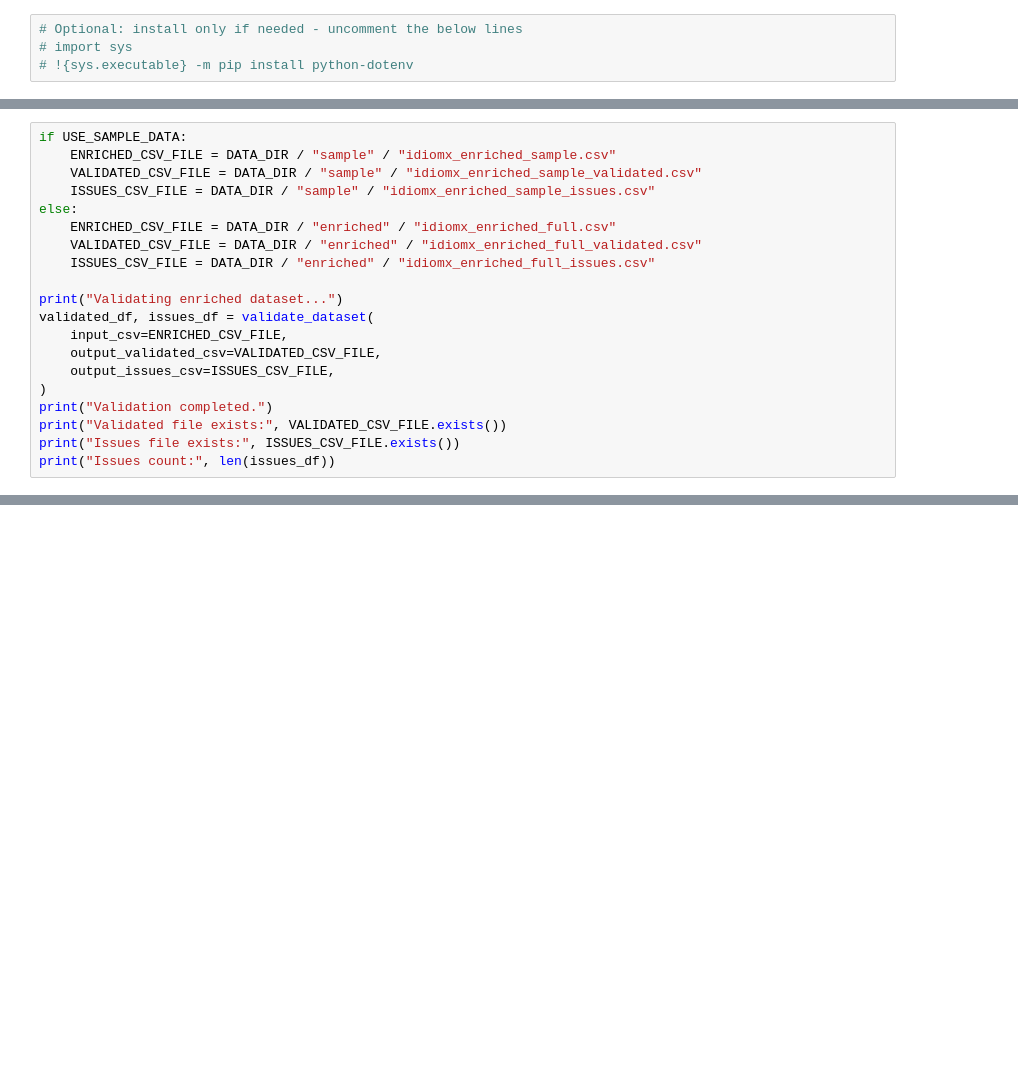
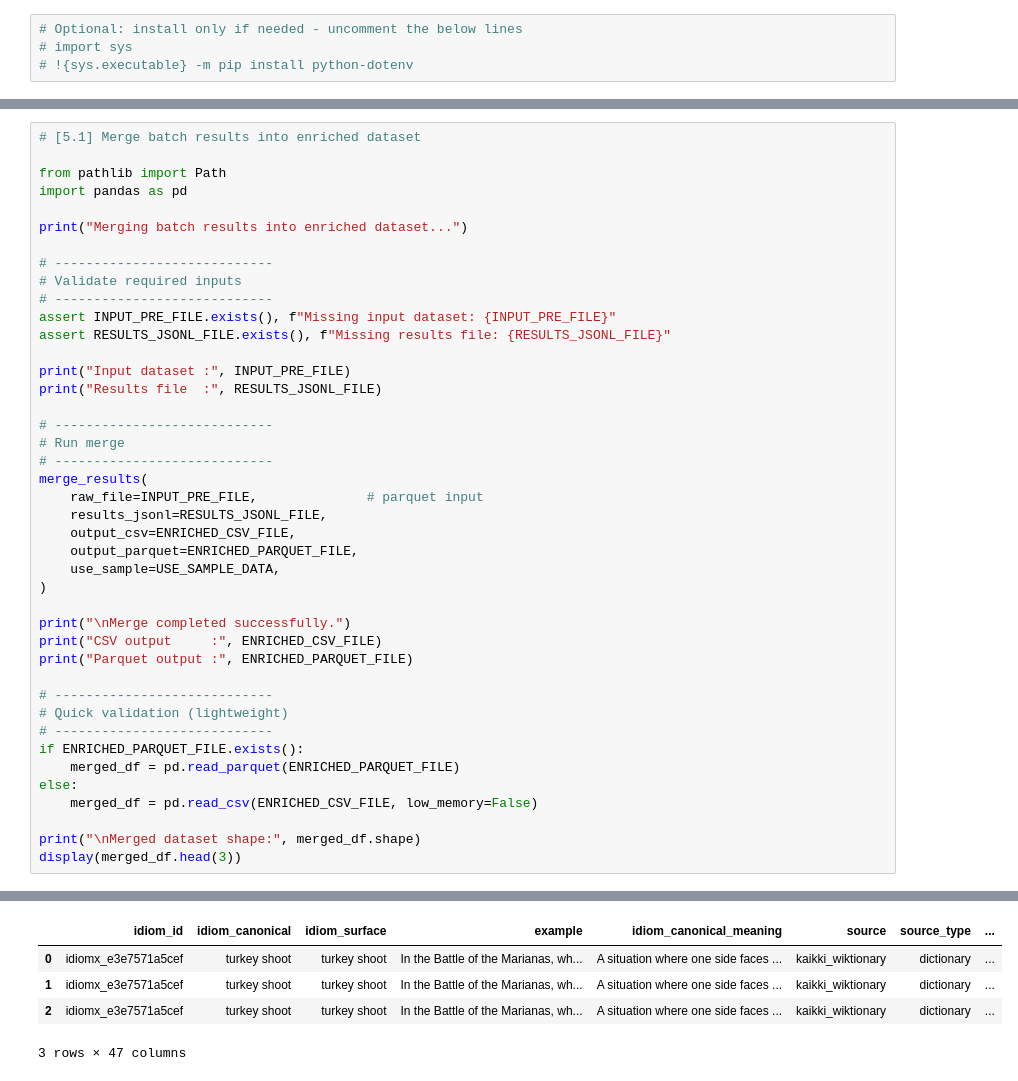
Before and after one commit to aymanshar/idiomx-dataset, a Jupyter notebook: notebooks/02_data_enrichment_pipeline.ipynb, the cells around one changed output, grey strips where cells are left out. Cells and saved outputs as stored; diff of their text form; blank space fills up the shorter version.

```diff
--- a/notebooks/02_data_enrichment_pipeline.ipynb
+++ b/notebooks/02_data_enrichment_pipeline.ipynb
@@ -814,20 +255,0 @@ validate_dataset module reloaded successfully.
-# %%
-if USE_SAMPLE_DATA:
-    ENRICHED_CSV_FILE = DATA_DIR / "sample" / "idiomx_enriched_sample.csv"
-    VALIDATED_CSV_FILE = DATA_DIR / "sample" / "idiomx_enriched_sample_validated.csv"
-    ISSUES_CSV_FILE = DATA_DIR / "sample" / "idiomx_enriched_sample_issues.csv"
-else:
-    ENRICHED_CSV_FILE = DATA_DIR / "enriched" / "idiomx_enriched_full.csv"
-    VALIDATED_CSV_FILE = DATA_DIR / "enriched" / "idiomx_enriched_full_validated.csv"
-    ISSUES_CSV_FILE = DATA_DIR / "enriched" / "idiomx_enriched_full_issues.csv"
-
-print("Validating enriched dataset...")
-validated_df, issues_df = validate_dataset(
-    input_csv=ENRICHED_CSV_FILE,
-    output_validated_csv=VALIDATED_CSV_FILE,
-    output_issues_csv=ISSUES_CSV_FILE,
-)
-print("Validation completed.")
-print("Validated file exists:", VALIDATED_CSV_FILE.exists())
-print("Issues file exists:", ISSUES_CSV_FILE.exists())
-print("Issues count:", len(issues_df))
@@ -1519,0 +757,43 @@ Overall, IdiomX represents a comprehensive, multilingual, and semantically valid
+# %%
+# [5.1] Merge batch results into enriched dataset
+
+from pathlib import Path
+import pandas as pd
+
+print("Merging batch results into enriched dataset...")
+
+# ----------------------------
+# Validate required inputs
+# ----------------------------
+assert INPUT_PRE_FILE.exists(), f"Missing input dataset: {INPUT_PRE_FILE}"
+assert RESULTS_JSONL_FILE.exists(), f"Missing results file: {RESULTS_JSONL_FILE}"
+
+print("Input dataset :", INPUT_PRE_FILE)
+print("Results file  :", RESULTS_JSONL_FILE)
+
+# ----------------------------
+# Run merge
+# ----------------------------
+merge_results(
+    raw_file=INPUT_PRE_FILE,              # parquet input
+    results_jsonl=RESULTS_JSONL_FILE,
+    output_csv=ENRICHED_CSV_FILE,
+    output_parquet=ENRICHED_PARQUET_FILE,
+    use_sample=USE_SAMPLE_DATA,
+)
+
+print("\nMerge completed successfully.")
+print("CSV output     :", ENRICHED_CSV_FILE)
+print("Parquet output :", ENRICHED_PARQUET_FILE)
+
+# ----------------------------
+# Quick validation (lightweight)
+# ----------------------------
+if ENRICHED_PARQUET_FILE.exists():
+    merged_df = pd.read_parquet(ENRICHED_PARQUET_FILE)
+else:
+    merged_df = pd.read_csv(ENRICHED_CSV_FILE, low_memory=False)
+
+print("\nMerged dataset shape:", merged_df.shape)
+display(merged_df.head(3))
+# %% [output]
@@ -1519,0 +817,5 @@ Overall, IdiomX represents a comprehensive, multilingual, and semantically valid
+|  | idiom_id | idiom_canonical | idiom_surface | example | idiom_canonical_meaning | source | source_type | ... |
+| 0 | idiomx_e3e7571a5cef | turkey shoot | turkey shoot | In the Battle of the Marianas, wh... | A situation where one side faces ... | kaikki_wiktionary | dictionary | ... |
+| 1 | idiomx_e3e7571a5cef | turkey shoot | turkey shoot | In the Battle of the Marianas, wh... | A situation where one side faces ... | kaikki_wiktionary | dictionary | ... |
+| 2 | idiomx_e3e7571a5cef | turkey shoot | turkey shoot | In the Battle of the Marianas, wh... | A situation where one side faces ... | kaikki_wiktionary | dictionary | ... |
+3 rows × 47 columns
```
Also changed, not shown: parts of 138 cells of this notebook, 9 other files.
